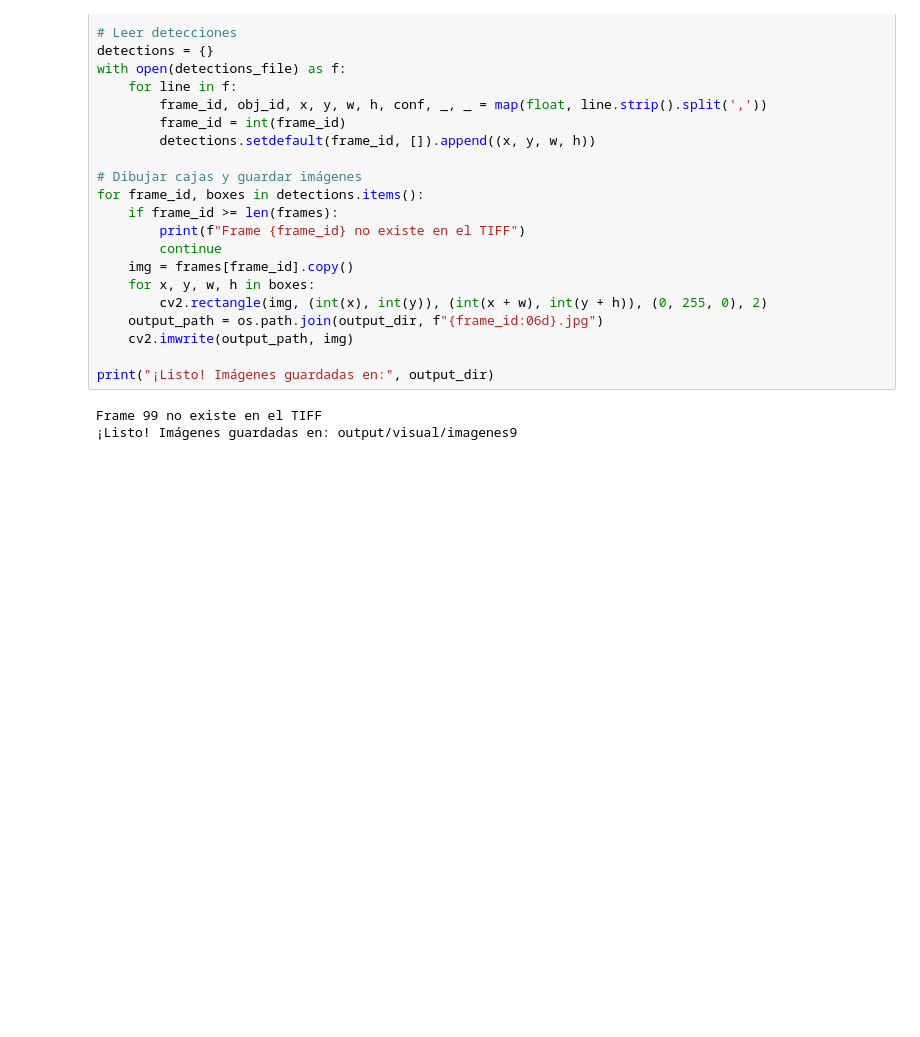
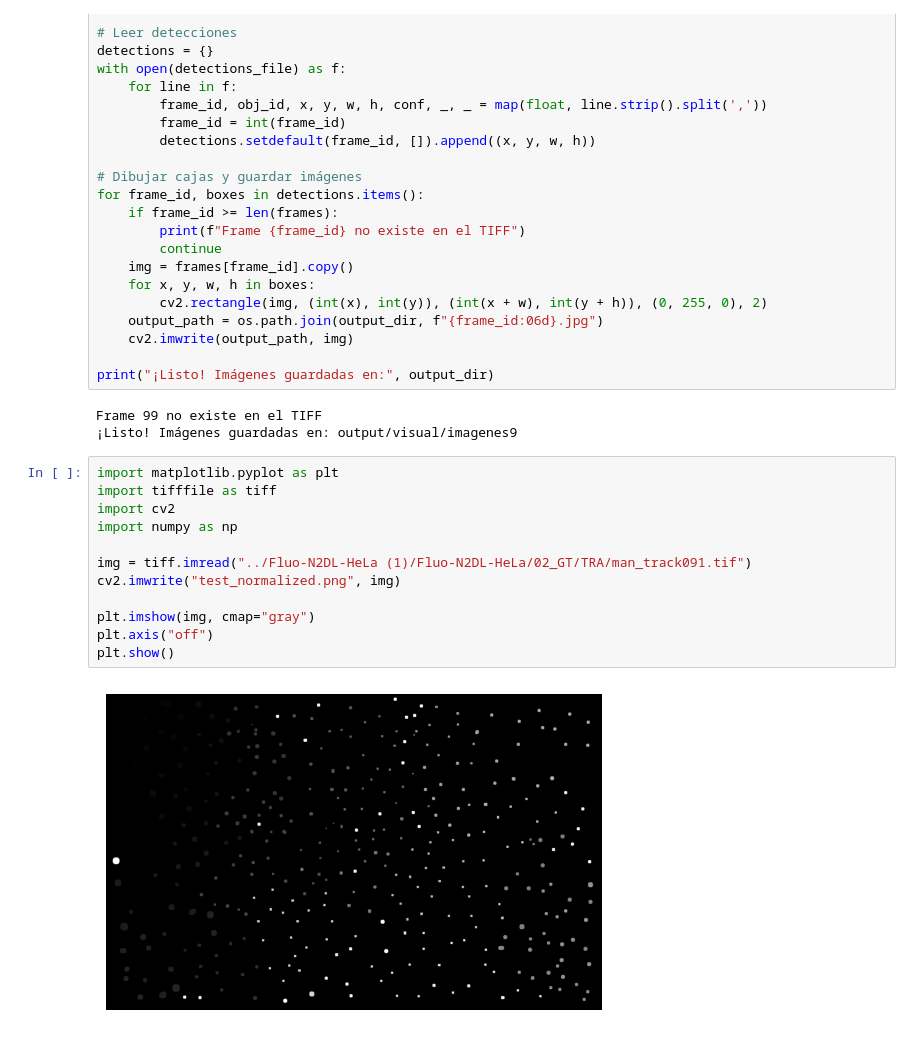
Before and after one commit to federicokatz/EDNet-YOLO, a Jupyter notebook: generar-imagenes.ipynb, the cells around one changed output. Cells and saved outputs as stored; diff of their text form; blank space fills up the shorter version.

```diff
--- a/generar-imagenes.ipynb
+++ b/generar-imagenes.ipynb
@@ -88,3 +88,17 @@ print("¡Listo! Imágenes guardadas en:", output_dir)
 # %% [output]
 Frame 99 no existe en el TIFF
 ¡Listo! Imágenes guardadas en: output/visual/imagenes9
+# %%
+import matplotlib.pyplot as plt
+import tifffile as tiff
+import cv2
+import numpy as np
+
+img = tiff.imread("../Fluo-N2DL-HeLa (1)/Fluo-N2DL-HeLa/02_GT/TRA/man_track091.tif")
+cv2.imwrite("test_normalized.png", img)
+
+plt.imshow(img, cmap="gray")
+plt.axis("off")
+plt.show()
+# %% [output]
+[figure, added]
```
Also changed, not shown: parts of 2 cells of this notebook, 3 other files.
